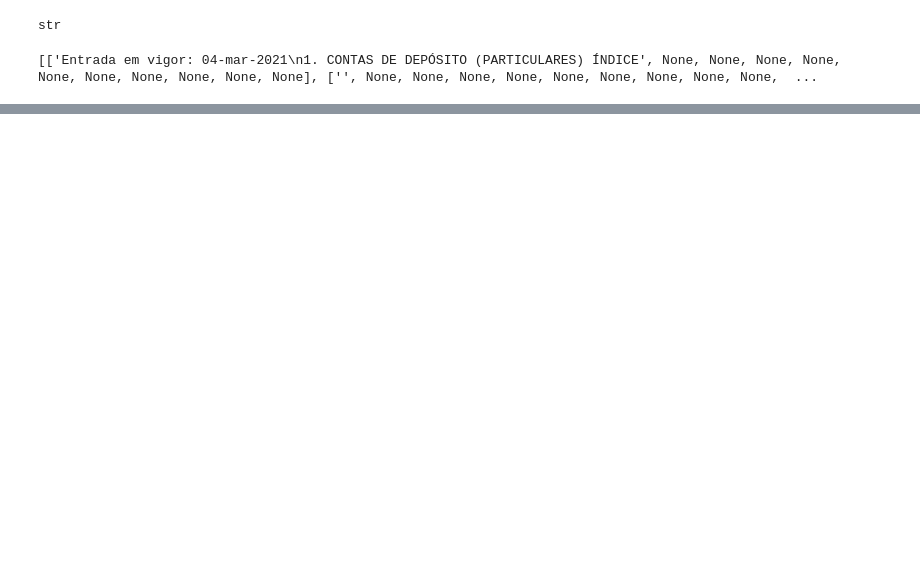
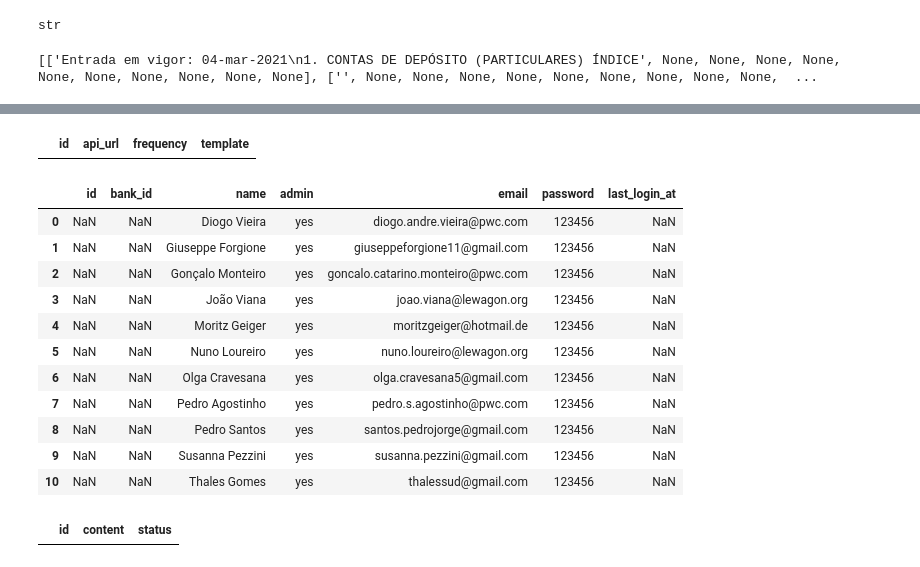
Before and after one commit to moritzgeiger/bank-benchmark-api, a Jupyter notebook: notebooks/pedro_notebook.ipynb, the cells around one changed output, grey strips where cells are left out. Drawn from its saved outputs; the diff is of its cells as text; code cells hidden in the pictures; blank space fills up the shorter version.

```diff
--- a/notebooks/pedro_notebook.ipynb
+++ b/notebooks/pedro_notebook.ipynb
@@ -25,0 +60,23 @@ print(page.extract_table(table_settings={}))
+# %%
+settings
+# %% [output]
+|  | id | api_url | frequency | template |
+# %%
+users
+# %% [output]
+|  | id | bank_id | name | admin | email | password | last_login_at |
+| 0 | NaN | NaN | Diogo Vieira | yes | diogo.andre.vieira@pwc.com | 123456 | NaN |
+| 1 | NaN | NaN | Giuseppe Forgione | yes | giuseppeforgione11@gmail.com | 123456 | NaN |
+| 2 | NaN | NaN | Gonçalo Monteiro | yes | goncalo.catarino.monteiro@pwc.com | 123456 | NaN |
+| 3 | NaN | NaN | João Viana | yes | joao.viana@lewagon.org | 123456 | NaN |
+| 4 | NaN | NaN | Moritz Geiger | yes | moritzgeiger@hotmail.de | 123456 | NaN |
+| 5 | NaN | NaN | Nuno Loureiro | yes | nuno.loureiro@lewagon.org | 123456 | NaN |
+| 6 | NaN | NaN | Olga Cravesana | yes | olga.cravesana5@gmail.com | 123456 | NaN |
+| 7 | NaN | NaN | Pedro Agostinho | yes | pedro.s.agostinho@pwc.com | 123456 | NaN |
+| 8 | NaN | NaN | Pedro Santos | yes | santos.pedrojorge@gmail.com | 123456 | NaN |
+| 9 | NaN | NaN | Susanna Pezzini | yes | susanna.pezzini@gmail.com | 123456 | NaN |
+| 10 | NaN | NaN | Thales Gomes | yes | thalessud@gmail.com | 123456 | NaN |
+# %%
+requests
+# %% [output]
+|  | id | content | status |
```
Also changed, not shown: parts of 12 cells of this notebook, 15 other files.
